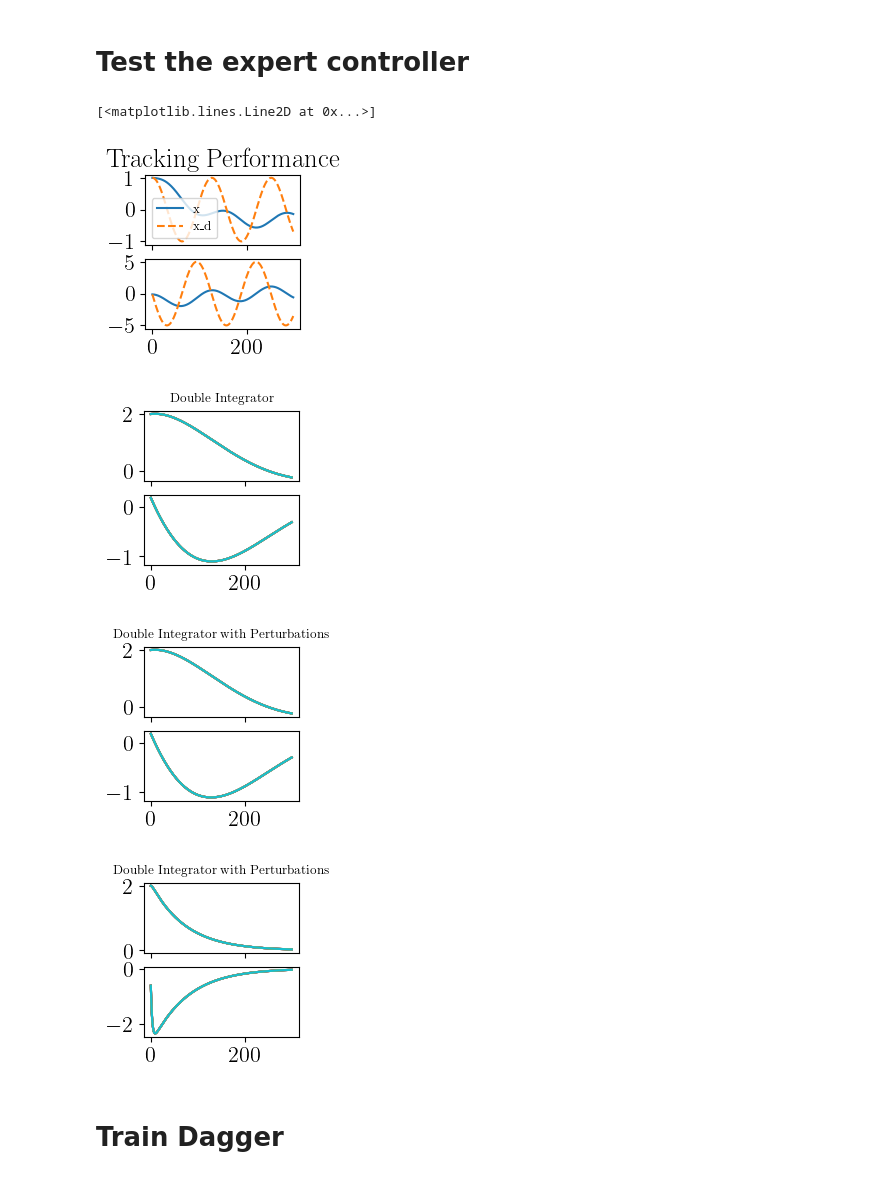
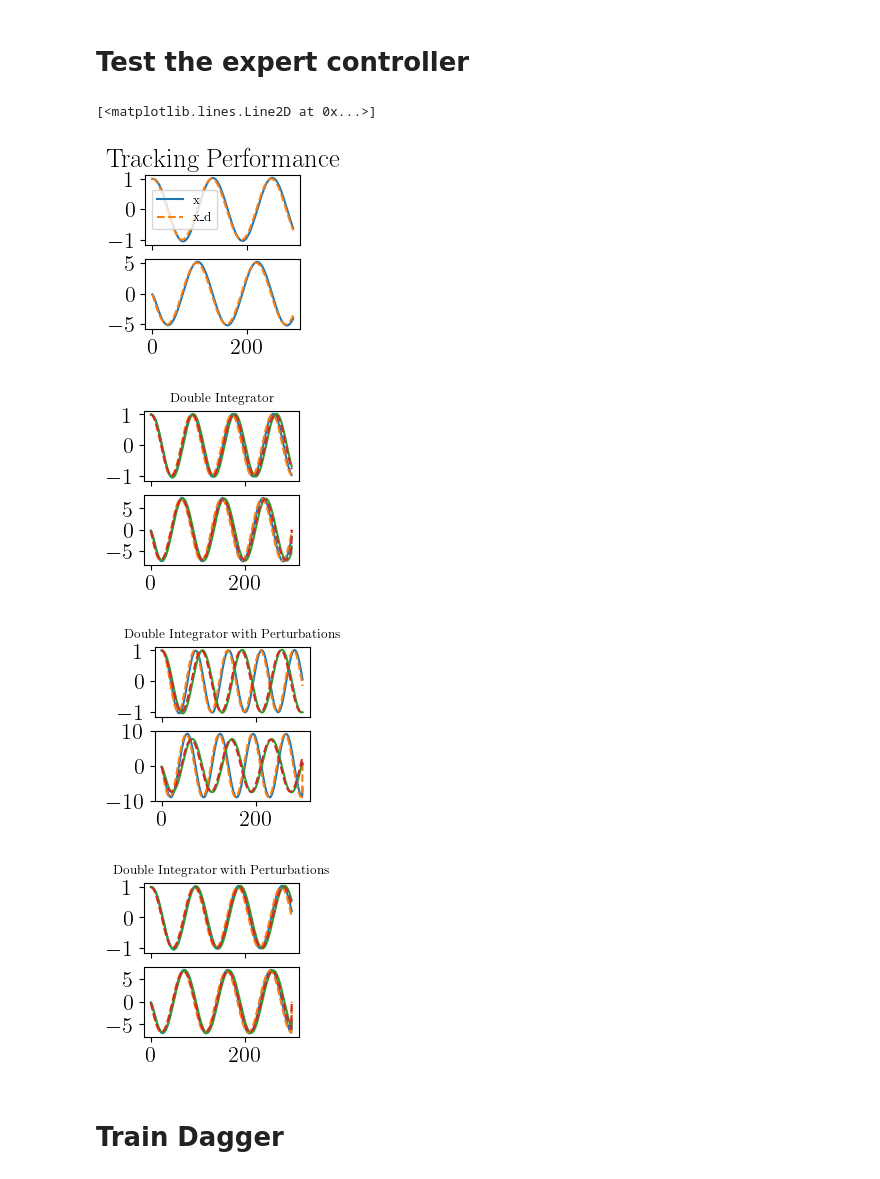
Before and after one commit to Stapelzeiger/biped, a Jupyter notebook: imit_learning/imit_learning.ipynb, the cells around one changed output. Saved outputs shown, nothing was run; the diff lists cells and outputs as text; code cells hidden in the pictures.

```diff
--- a/imit_learning/imit_learning.ipynb
+++ b/imit_learning/imit_learning.ipynb
@@ -84,19 +84,24 @@ expert_policy_nonlinear = ExpertPolicyNonlinearPD(dt)
 # Test the expert controller
 # %%
 state_list = []
+
+def get_N_pt_traj(N):
+    des_traj_pos = lambda t: np.cos(t*0.05)
+    pos_des = [des_traj_pos(i) for i in range(N)]
+    des_traj_vel = np.zeros(N)
+
+    for i in range(N - 1):
+        des_traj_vel[i] = (pos_des[i+1] - pos_des[i])/dt
+    return pos_des, des_traj_vel
+
+des_traj_pos, des_traj_vel = get_N_pt_traj(N)
+
 des_traj_list = []
-
-des_traj_pos = lambda t: np.cos(t*0.05)
-pos_des = [des_traj_pos(i) for i in range(N)]
-des_traj_vel = np.zeros(N)
-for i in range(N-1):
-    des_traj_vel[i] = (pos_des[i+1] - pos_des[i])/dt
-
-x0 = np.array([des_traj_pos(0), des_traj_vel[0]])
+x0 = np.array([des_traj_pos[0], des_traj_vel[0]])
 system_perturbed.state = x0.copy()
 
 for i in range(N-1):
-    state_des = np.array([ des_traj_pos(i), des_traj_vel[i] ])
+    state_des = np.array([ des_traj_pos[i], des_traj_vel[i] ])
     action = expert_policy(system_perturbed.state, state_des)
     result = system_perturbed.step(action.squeeze())
     next_state = result[0]
@@ -116,35 +121,50 @@ ax[1].plot(state_list[:, 1], '-', label='\dot{x}')
 ax[1].plot(des_traj_list[:, 1], '--', label='\dot{x}_d')
 # %% [output]
 [<matplotlib.lines.Line2D at 0x...>]
-[figure, old version]
+[figure, new version]
 # %%
 # Multiple traj regulation:
 def multiple_traj_reg(sys, sys_name, policy):
-    nb_traj = 10
+    nb_traj = 2
     fig, ax = plt.subplots(2, 1, figsize=(2, 2), sharex=True)
     for i in range(nb_traj):
         sys.reset()
         state_list = []
-        for _ in range(N):
-            state_des = np.zeros(2)
+        frequency = np.random.uniform(0.05, 0.10)
+        def get_N_pt_traj(N, frequency):
+            des_traj_pos = lambda t: np.cos(t*frequency)
+            pos_des = [des_traj_pos(i) for i in range(N)]
+            des_traj_vel = np.zeros(N)
+
+            for i in range(N - 1):
+                des_traj_vel[i] = (pos_des[i+1] - pos_des[i])/dt
+            return pos_des, des_traj_vel
+
+        des_traj_pos, des_traj_vel = get_N_pt_traj(N, frequency)
+
+        sys.state = np.array([des_traj_pos[0], des_traj_vel[0]])
+        for i in range(N):
+            state_des = np.array([ des_traj_pos[i], des_traj_vel[i] ])
             action = policy(sys.state, state_des)
             if type(action) is not np.float64:
                 action = action.detach().numpy()
             result = sys.step(action.squeeze())
             state_list.append(sys.state)
 
         state_list = np.array(state_list)
         ax[0].plot(state_list[:, 0], '-', label='x')
+        ax[0].plot(des_traj_pos, '--', label='x_d')
         ax[1].plot(state_list[:, 1], '-', label='\dot{x}')
+        ax[1].plot(des_traj_vel, '--', label='\dot{x}_d')
         ax[0].set_title(sys_name, fontsize='xx-small')
 
 multiple_traj_reg(system, sys_name = 'Double Integrator', policy=expert_policy)
 multiple_traj_reg(system_perturbed, sys_name = 'Double Integrator with Perturbations', policy=expert_policy)
 multiple_traj_reg(system_perturbed, sys_name = 'Double Integrator with Perturbations', policy=expert_policy_nonlinear)
 # %% [output]
-[figure, old version]
+[figure, new version]
-[figure, old version]
+[figure, new version]
-[figure, old version]
+[figure, new version]
 # %% [markdown]
 # Train Dagger
 # %%
```
Also changed, not shown: parts of 5 cells of this notebook.
